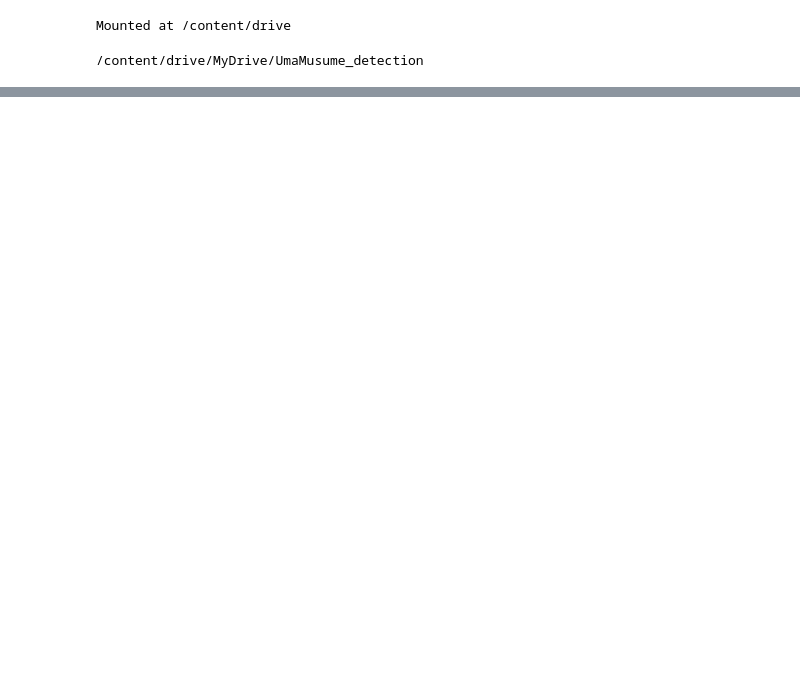
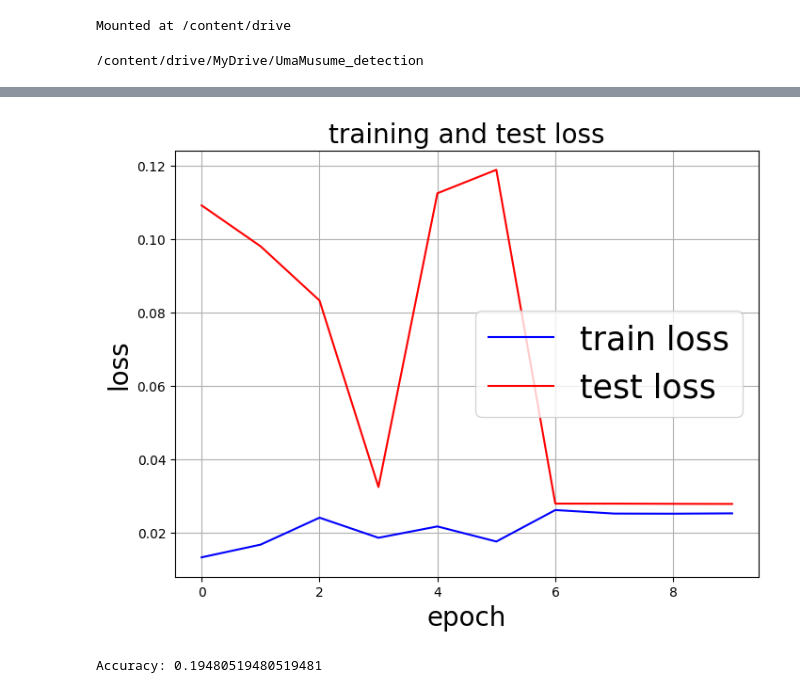
Before and after one commit to tatsu0428/UmaMusume_detection, a Jupyter notebook: src/model.ipynb, the cells around one changed output, grey strips where cells are left out. Saved outputs shown, nothing was run; the diff lists cells and outputs as text; code cells hidden in the pictures; blank space fills up the shorter version.

```diff
--- a/src/model.ipynb
+++ b/src/model.ipynb
@@ -57,7 +42,11 @@ for name in names:
 # %%
 #必要なライブラリの読み込み
+import torch
 import torch.nn as nn
+import torch.optim as optim
 import torch.nn.functional as F
+from torchvision import datasets
+import numpy as np
 
 #モデルの定義
 class CNN(nn.Module):
@@ -67,8 +56,8 @@ class CNN(nn.Module):
     self.pool1 = nn.MaxPool2d(2, 2)
     self.cn2 = nn.Conv2d(6, 16, 5)
     self.pool2 = nn.MaxPool2d(2, 2)
-    self.cn3 = nn.Conv2d(16, 32, 5)
-    self.dropout = nn.Dropout()
+    self.cn3 = nn.Conv2d(16, 32, 4)
+    self.dropout = nn.Dropout2d()
     self.fc1 = nn.Linear(32*10*10, 120)
     self.fc2 = nn.Linear(120, 84)
     self.fc3 = nn.Linear(84, 5)
@@ -81,6 +70,8 @@ class CNN(nn.Module):
     x = F.relu(self.cn3(x))
     x = self.dropout(x)
     x = x.view(-1, 32*10*10)
+    #print(x.size)
+    #x = x.view(x.size(0), -1)
     x = F.relu(self.fc1(x))
     x = F.relu(self.fc2(x))
     x = self.fc3(x)
@@ -88,0 +113,21 @@ class CNN(nn.Module):
+# %%
+def run(num_epochs, model, optimizer, criterion, train_loader, test_loader):
+  train_loss_list = []
+  test_loss_list = []
+  for epoch in range(num_epochs):
+    train_loss = train_epoch(model, optimizer, criterion, train_loader, epoch)
+    test_loss = inference(model, optimizer, criterion, test_loader)
+
+    print(f'Epoch [{epoch+1}], train_Loss : {train_loss:.4f}, test_Loss : {test_loss:.4f}')
+    train_loss_list.append(train_loss)
+    test_loss_list.append(test_loss)
+
+  return train_loss_list, test_loss_list
+# %%
+#モデルの定義
+model = CNN()
+optimizer = optim.Adam(model.parameters(), lr=0.01)
+criterion = nn.CrossEntropyLoss()
+
+#モデルの学習を開始
+train_loss_list, test_loss_list = run(10, model, optimizer, criterion, train_loader, test_loader)
@@ -88,0 +155,30 @@ class CNN(nn.Module):
+# %%
+import matplotlib.pyplot as plt
+
+num_epochs=10
+fig, ax = plt.subplots(figsize=(8, 6), dpi=100)
+ax.plot(range(num_epochs), train_loss_list, c='b', label='train loss')
+ax.plot(range(num_epochs), test_loss_list, c='r', label='test loss')
+ax.set_xlabel('epoch', fontsize='20')
+ax.set_ylabel('loss', fontsize='20')
+ax.set_title('training and test loss', fontsize='20')
+ax.grid()
+ax.legend(fontsize='25')
+plt.show()
+# %% [output]
+[figure, added]
+# %%
+model.load_state_dict(torch.load("cnn-9.model"))
+
+model.eval()
+correct=0
+with torch.no_grad():
+  for i, (images, labels) in enumerate(test_loader):
+    images, labels = images, labels
+    outputs = model(images)
+    pred = outputs.argmax(dim=1, keepdim=True)
+    correct += pred.eq(labels.view_as(pred)).sum().item()
+  accuracy = correct / len(test_loader.dataset)
+  print("Accuracy: " + str(accuracy))
+# %% [output]
+Accuracy: 0.19480519480519481
```
Also changed, not shown: parts of 6 cells of this notebook.
